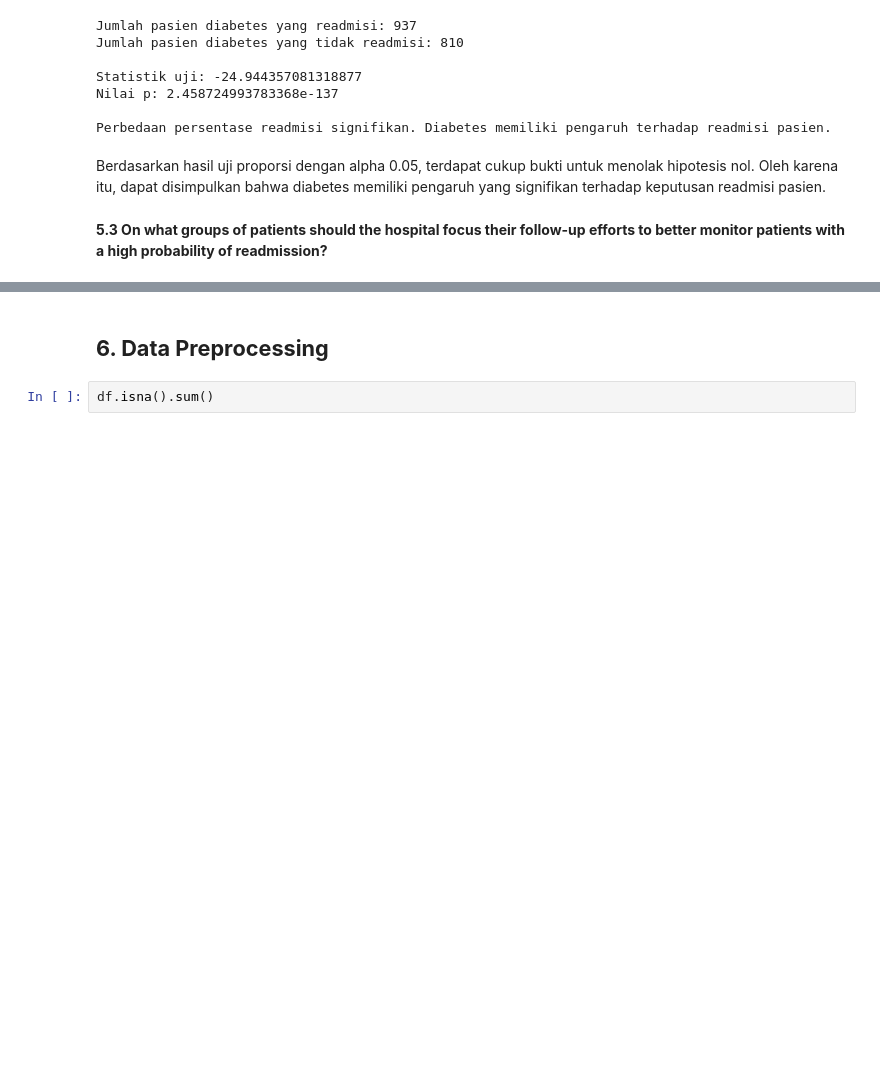
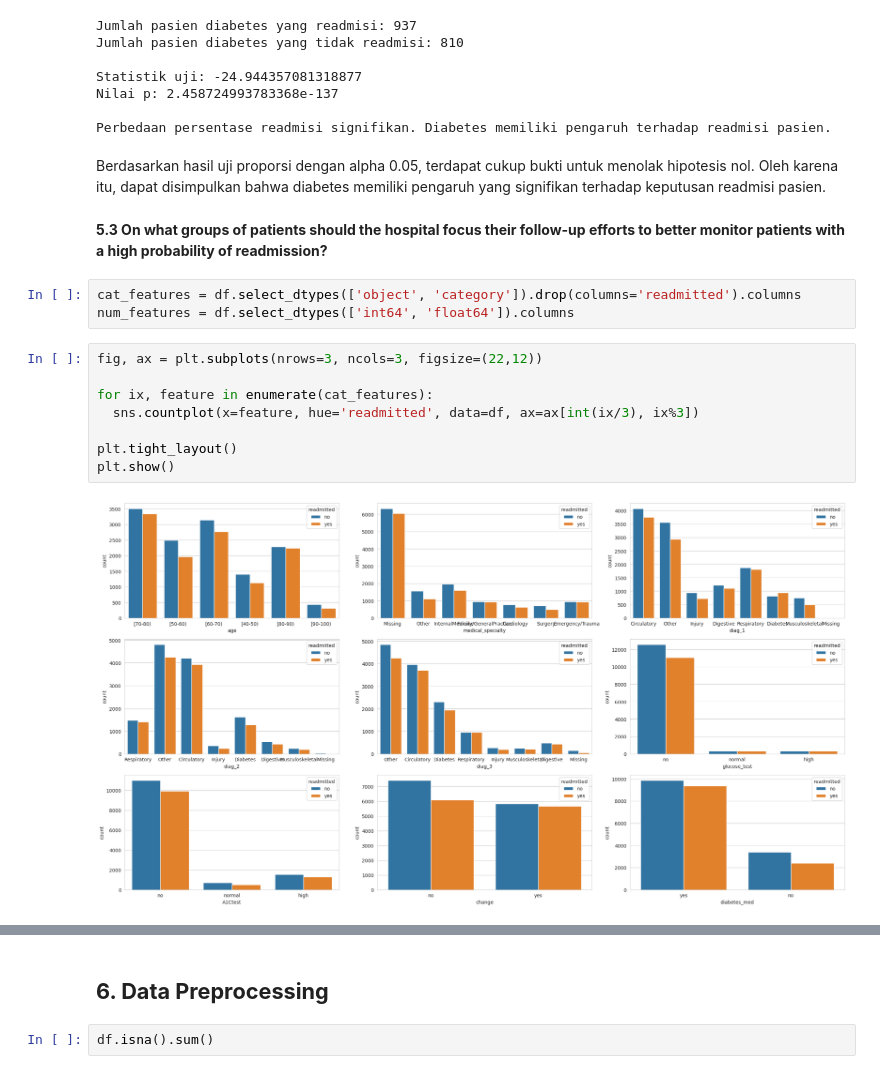
Before and after one commit to mfathul21/hospital-patient-readmissions, a Jupyter notebook: notebook.ipynb, the cells around one changed output, grey strips where cells are left out. Cells and saved outputs as stored; diff of their text form; blank space fills up the shorter version.

```diff
--- a/notebook.ipynb
+++ b/notebook.ipynb
@@ -264,3 +265,16 @@ Perbedaan persentase readmisi signifikan. Diabetes memiliki pengaruh terhadap re
 Berdasarkan hasil uji proporsi dengan alpha 0.05, terdapat cukup bukti untuk menolak hipotesis nol. Oleh karena itu, dapat disimpulkan bahwa diabetes memiliki pengaruh yang signifikan terhadap keputusan readmisi pasien.
 # %% [markdown]
 **5.3 On what groups of patients should the hospital focus their follow-up efforts to better monitor patients with a high probability of readmission?**
+# %%
+cat_features = df.select_dtypes(['object', 'category']).drop(columns='readmitted').columns
+num_features = df.select_dtypes(['int64', 'float64']).columns
+# %%
+fig, ax = plt.subplots(nrows=3, ncols=3, figsize=(22,12))
+
+for ix, feature in enumerate(cat_features):
+  sns.countplot(x=feature, hue='readmitted', data=df, ax=ax[int(ix/3), ix%3])
+
+plt.tight_layout()
+plt.show()
+# %% [output]
+[figure, added]
```
Also changed, not shown: parts of 9 cells of this notebook.
